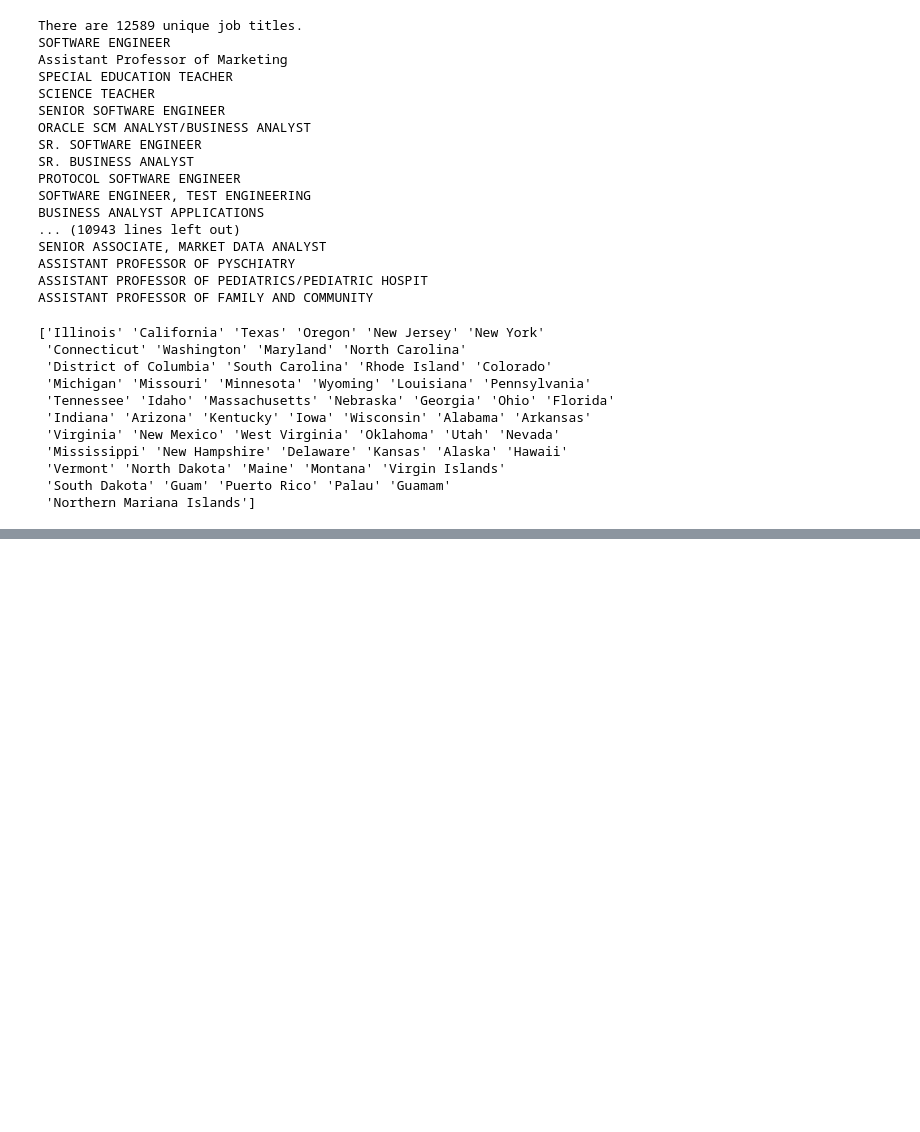
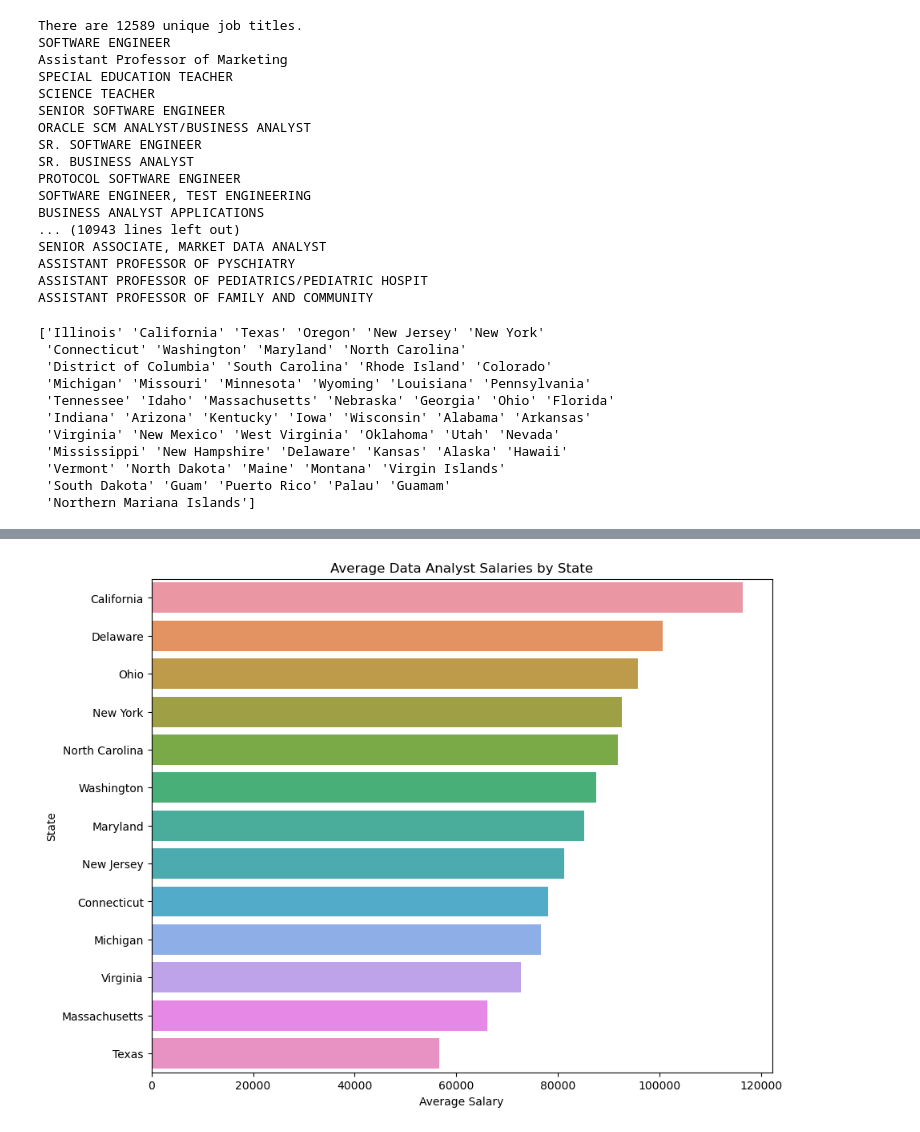
Before and after one commit to kimsean-pen/DS311-Data-Group-Project-, a Jupyter notebook: salary data file/Objective 2 - Comparing Salary Between State.ipynb, the cells around one changed output, grey strips where cells are left out. Cells and saved outputs as stored; diff of their text form; code cells hidden in the pictures; blank space fills up the shorter version.

Commit message:
found the highest average salary by state for data analyst job

```diff
--- a/salary data file/Objective 2 - Comparing Salary Between State.ipynb
+++ b/salary data file/Objective 2 - Comparing Salary Between State.ipynb
@@ -60,0 +109,14 @@ print(different_states)
+# %%
+data_analyst_jobs = salary_data[salary_data['JOB_TITLE'] == 'Data Analyst']
+
+average_salaries = data_analyst_jobs.groupby('WORK_STATE')['PAID_WAGE_PER_YEAR'].mean().sort_values(ascending=False)
+
+# Create a bar plot
+plt.figure(figsize=(10,8))
+sns.barplot(x=average_salaries.values, y=average_salaries.index)
+plt.xlabel('Average Salary')
+plt.ylabel('State')
+plt.title('Average Data Analyst Salaries by State')
+plt.show()
+# %% [output]
+[figure, added]
```
Also changed, not shown: parts of 2 cells of this notebook.
